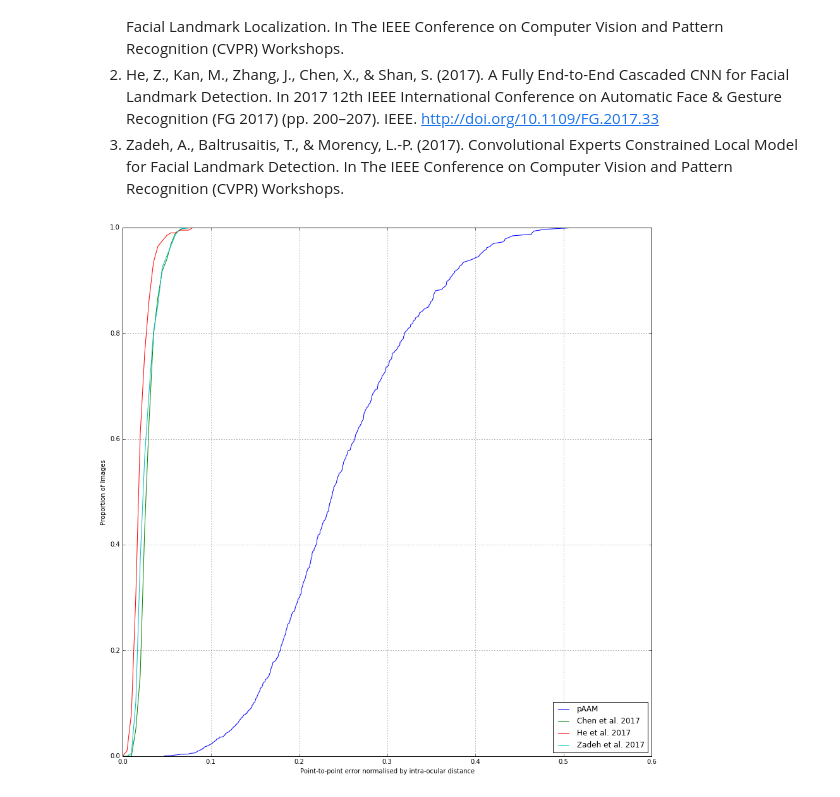
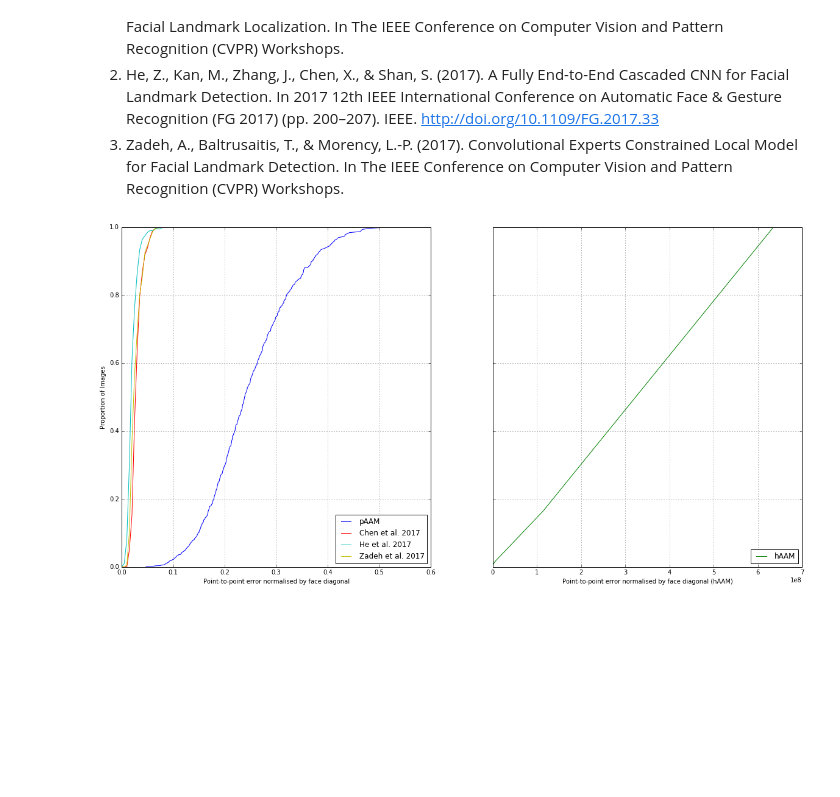
Before and after one commit to doc-E-brown/FacialLandmarkingReview, a Jupyter notebook: experiments/Sec4_ModelDefinition/Menpo_Profile_Results.ipynb, the cells around one changed output. Saved outputs shown, nothing was run; the diff lists cells and outputs as text; code cells hidden in the pictures; blank space fills up the shorter version.

```diff
--- a/experiments/Sec4_ModelDefinition/Menpo_Profile_Results.ipynb
+++ b/experiments/Sec4_ModelDefinition/Menpo_Profile_Results.ipynb
@@ -49,35 +49,46 @@ The following chart shows the normalised error distribution as produced by the h
 # %%
 import numpy as np
 
 # Import and configure matplotlib
 import matplotlib
 %matplotlib inline
-matplotlib.rcParams['figure.figsize'] = (15, 15)
+matplotlib.rcParams['figure.figsize'] = (20, 10)
 import matplotlib.pyplot as plt
 
 
 # These files contains the CED data from experimentation & literature
-FILES = [ 'menpo_aam_profile_patch.npy', 'menpo_profile_chen_2017.npy',
+FILES = ['menpo_aam_profile_patch.npy', 'menpo_aam_profile_hol.npy', 'menpo_profile_chen_2017.npy',
          'menpo_profile_he_2017.npy', 'menpo_profile_zadeh_2017.npy']
-LABELS = ['pAAM', 'Chen et al. 2017', 'He et al. 2017',
+LABELS = ['pAAM', 'hAAM', 'Chen et al. 2017', 'He et al. 2017',
           'Zadeh et al. 2017']
+COLOURS = ['b', 'g', 'r', 'c', 'y']
 
-for filename, label in zip(FILES, LABELS):
+fig, (ax1, ax2) = plt.subplots(1, 2, sharey=True)
+
+for filename, label, col in zip(FILES, LABELS, COLOURS):
 
     # Load the data
     data = np.load(filename)
 
     # Normalise
     data[1] /= np.max(data[1])
 
+    # Plot hAAM on second axis
+    if label == 'hAAM':
+        ax = ax2
+    else:
+        ax = ax1
     # Plot
-    plt.plot(data[0], data[1], label=label)
+    ax.plot(data[0], data[1], label=label, c=col)
 
 
 # Add details to plot
-plt.legend(loc='lower right');
-plt.grid();
-plt.xlabel('Point-to-point error normalised by intra-ocular distance');
-plt.ylabel('Proportion of Images');
+ax1.legend(loc='lower right');
+ax2.legend(loc='lower right');
+ax1.grid();
+ax2.grid();
+ax1.set_xlabel('Point-to-point error normalised by face diagonal');
+ax1.set_ylabel('Proportion of Images');
+ax2.set_xlabel('Point-to-point error normalised by face diagonal (hAAM)');
 # %% [output]
-[figure, old version]
+[figure, new version]
```
Also changed, not shown: 3 other files.
